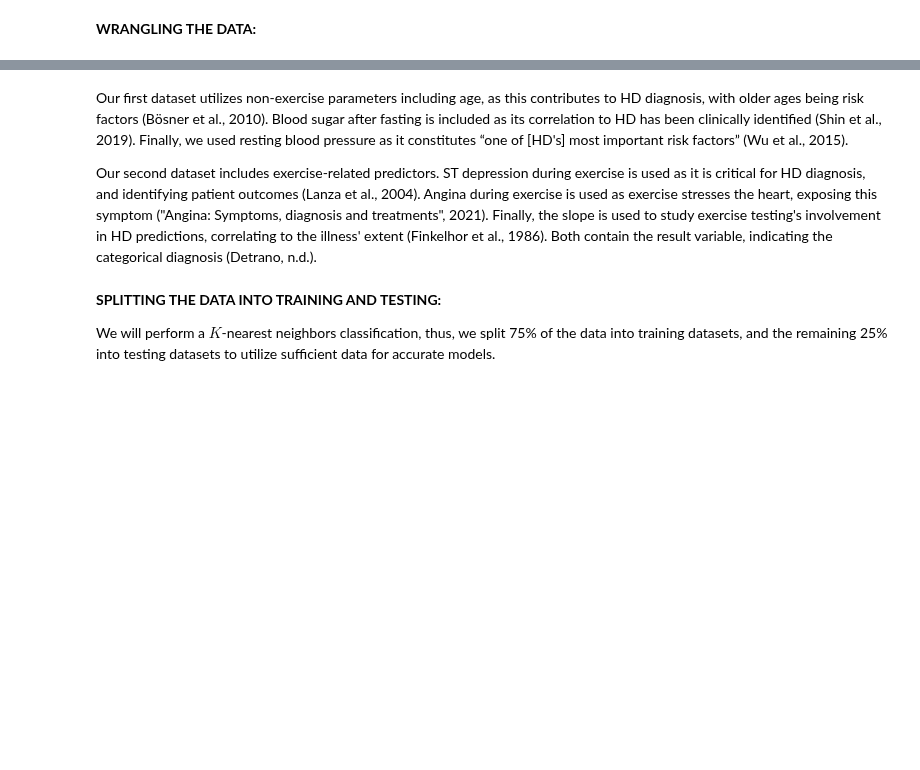
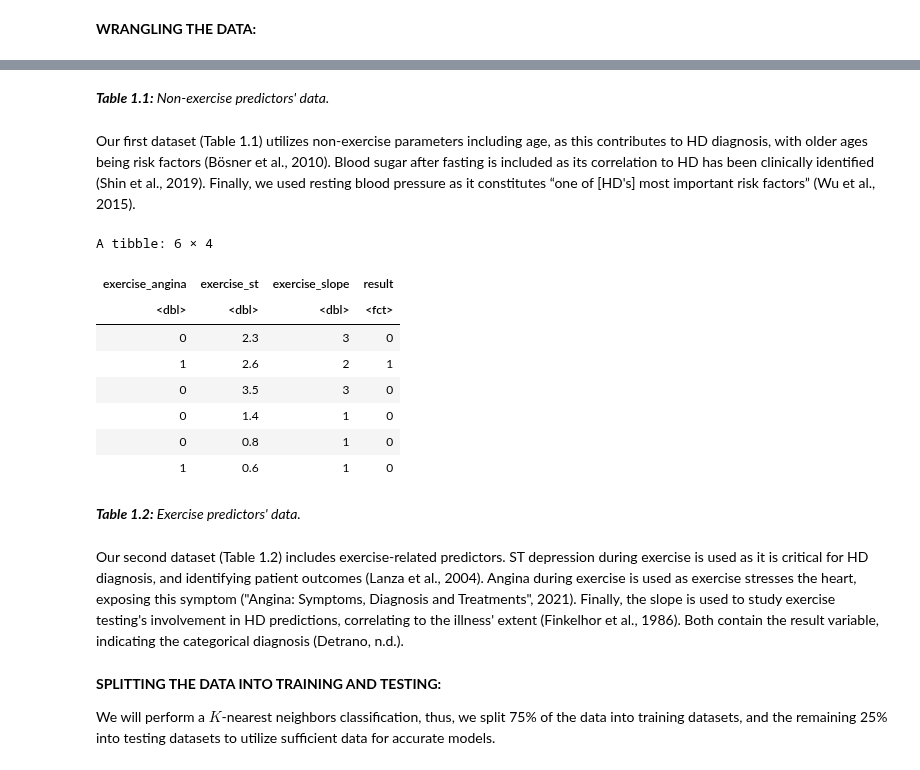
Before and after one commit to chenjerry623/DSCI100-Group17-Project, a Jupyter notebook: Group-17-Project.ipynb, the cells around one changed output, grey strips where cells are left out. Cells and saved outputs as stored; diff of their text form; code cells hidden in the pictures; blank space fills up the shorter version.

```diff
--- a/Group-17-Project.ipynb
+++ b/Group-17-Project.ipynb
@@ -60,7 +68,25 @@ cleveland_data_exercise <- select(cleveland_data, exercise_angina, exercise_st,
+# %% [markdown]
+<i><b>Table 1.1:</b> Non-exercise predictors' data.</i>
+# %% [markdown]
+Our first dataset (Table 1.1) utilizes non-exercise parameters including age, as this contributes to HD diagnosis, with older ages being risk factors (Bösner et al., 2010). Blood sugar after fasting is included as its correlation to HD has been clinically identified (Shin et al., 2019). Finally, we used resting blood pressure as it constitutes “one of [HD's] most important risk factors” (Wu et al., 2015).
+# %%
+# Second dataset: data for exercise-related variables.
+cleveland_data_exercise <- select(cleveland_data, exercise_angina, exercise_st, exercise_slope, result)
+head(cleveland_data_exercise)
+# %% [output]
+A tibble: 6 × 4
+| exercise_angina | exercise_st | exercise_slope | result |
+| <dbl> | <dbl> | <dbl> | <fct> |
+| 0 | 2.3 | 3 | 0 |
+| 1 | 2.6 | 2 | 1 |
+| 0 | 3.5 | 3 | 0 |
+| 0 | 1.4 | 1 | 0 |
+| 0 | 0.8 | 1 | 0 |
+| 1 | 0.6 | 1 | 0 |
+# %% [markdown]
+<i><b>Table 1.2:</b> Exercise predictors' data.</i>
 # %% [markdown]
-Our first dataset utilizes non-exercise parameters including age, as this contributes to HD diagnosis, with older ages being risk factors (Bösner et al., 2010). Blood sugar after fasting is included as its correlation to HD has been clinically identified (Shin et al., 2019). Finally, we used resting blood pressure as it constitutes “one of [HD's] most important risk factors” (Wu et al., 2015).
-
-Our second dataset includes exercise-related predictors. ST depression during exercise is used as it is critical for HD diagnosis, and identifying patient outcomes (Lanza et al., 2004). Angina during exercise is used as exercise stresses the heart, exposing this symptom ("Angina: Symptoms, diagnosis and treatments", 2021). Finally, the slope is used to study exercise testing's involvement in HD predictions, correlating to the illness' extent (Finkelhor et al., 1986). Both contain the result variable, indicating the categorical diagnosis (Detrano, n.d.).
+Our second dataset (Table 1.2) includes exercise-related predictors. ST depression during exercise is used as it is critical for HD diagnosis, and identifying patient outcomes (Lanza et al., 2004). Angina during exercise is used as exercise stresses the heart, exposing this symptom ("Angina: Symptoms, Diagnosis and Treatments", 2021). Finally, the slope is used to study exercise testing's involvement in HD predictions, correlating to the illness' extent (Finkelhor et al., 1986). Both contain the result variable, indicating the categorical diagnosis (Detrano, n.d.).
 # %% [markdown]
 <b>SPLITTING THE DATA INTO TRAINING AND TESTING:</b>
 
```
Also changed, not shown: parts of 53 cells of this notebook.
